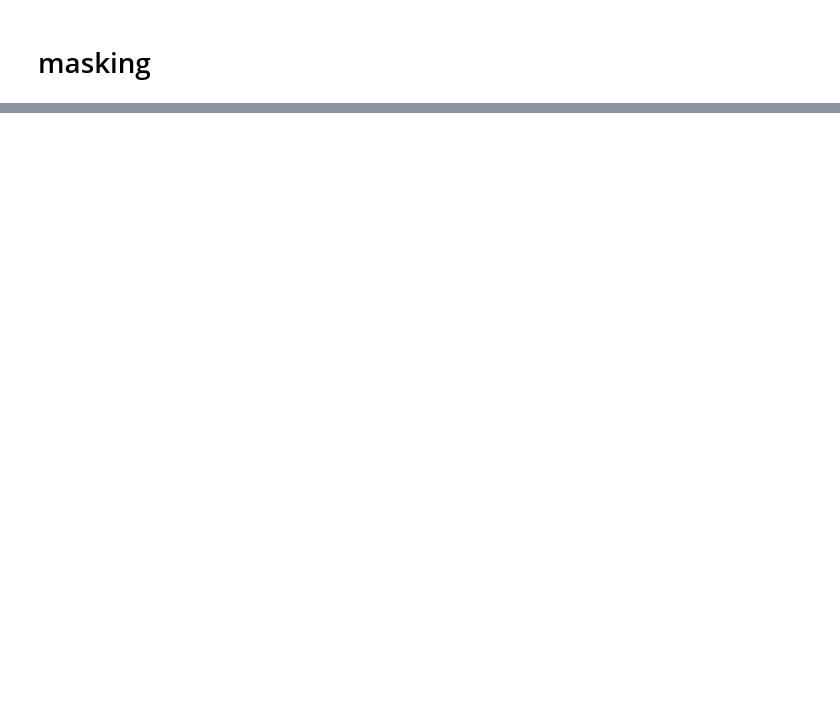
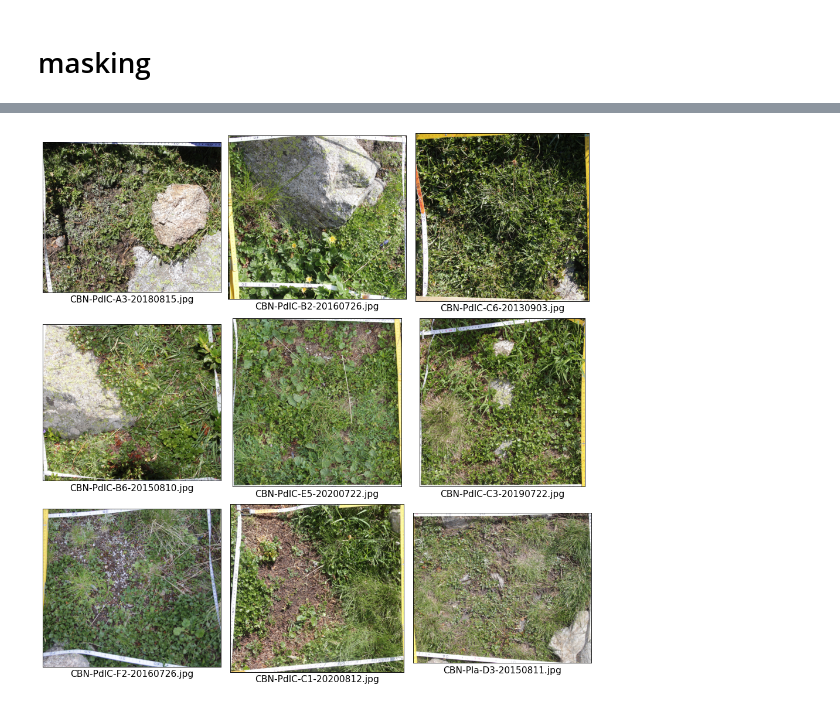
Before and after one commit to dsgt-arc/plantclef-2025, a Jupyter notebook: notebooks/masking/20250223-mg-masking.ipynb, the cells around one changed output, grey strips where cells are left out. Saved outputs shown, nothing was run; the diff lists cells and outputs as text; code cells hidden in the pictures; blank space fills up the shorter version.

Commit message:
updated masking notebook

```diff
--- a/notebooks/masking/20250223-mg-masking.ipynb
+++ b/notebooks/masking/20250223-mg-masking.ipynb
@@ -26,0 +26,17 @@ Sun Feb 23 01:22:02 PM EST 2025
+# %%
+# Path and dataset names
+data_path = f"{root}/scratch/plantclef/data/"
+
+# Define the path to the train and test parquet files
+mask_path = f"{data_path}/masking/test_2024/data"
+test_path = f"{data_path}/parquet/test_2024"
+
+# Read the parquet files into a spark DataFrame
+mask_df = spark.read.parquet(mask_path)
+test_df = spark.read.parquet(test_path)
+
+# Show the data
+mask_df.printSchema()
+mask_df.show(n=5)
+test_df.printSchema()
+test_df.show(n=5)
@@ -26,0 +76,6 @@ Sun Feb 23 01:22:02 PM EST 2025
+# %%
+# Collect binary image data from DataFrame
+rows, cols = 3, 3
+subset_df = test_df.limit(rows * cols).cache()
+mask_subset_df = subset_df.join(mask_df, "image_name").cache()
+mask_subset_df.show(n=5)
@@ -26,0 +94,9 @@ Sun Feb 23 01:22:02 PM EST 2025
+# %%
+from plantclef.plotting import plot_images_from_binary
+
+# Display the images in a grid with binomial names
+plot_images_from_binary(
+    mask_subset_df, data_col="data", image_col="image_name", grid_size=(3, 3)
+)
+# %% [output]
+[figure, added]
```
Also changed, not shown: parts of 6 cells of this notebook.
